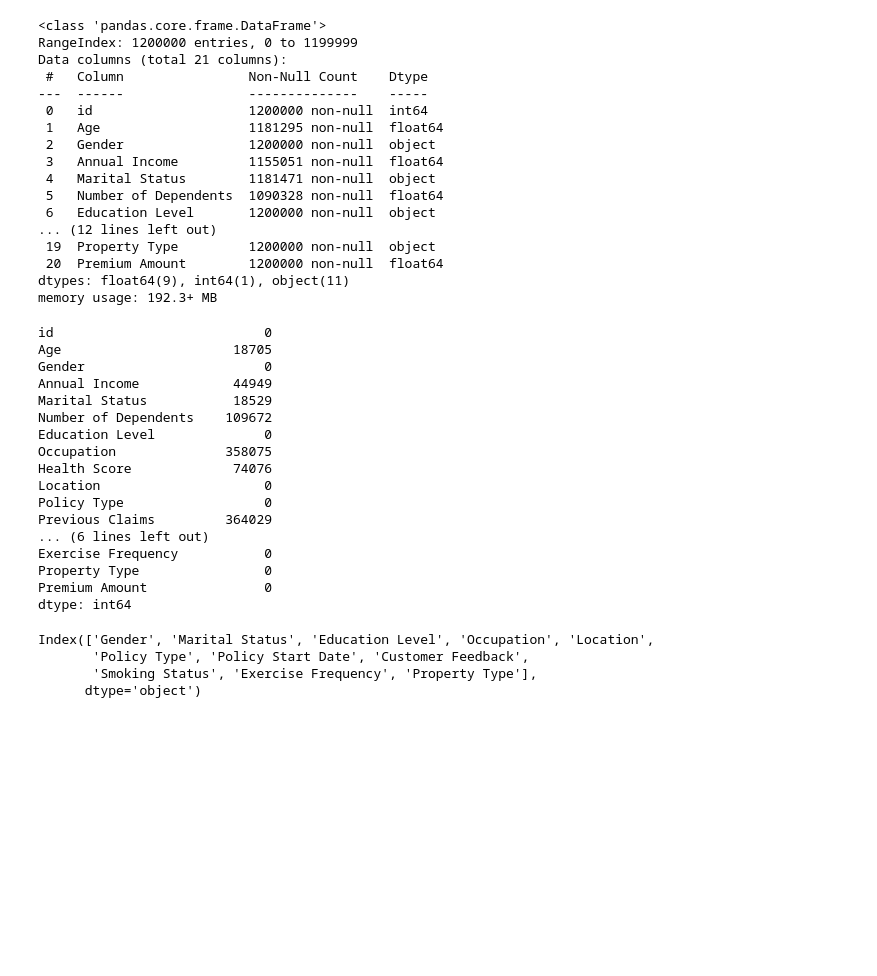
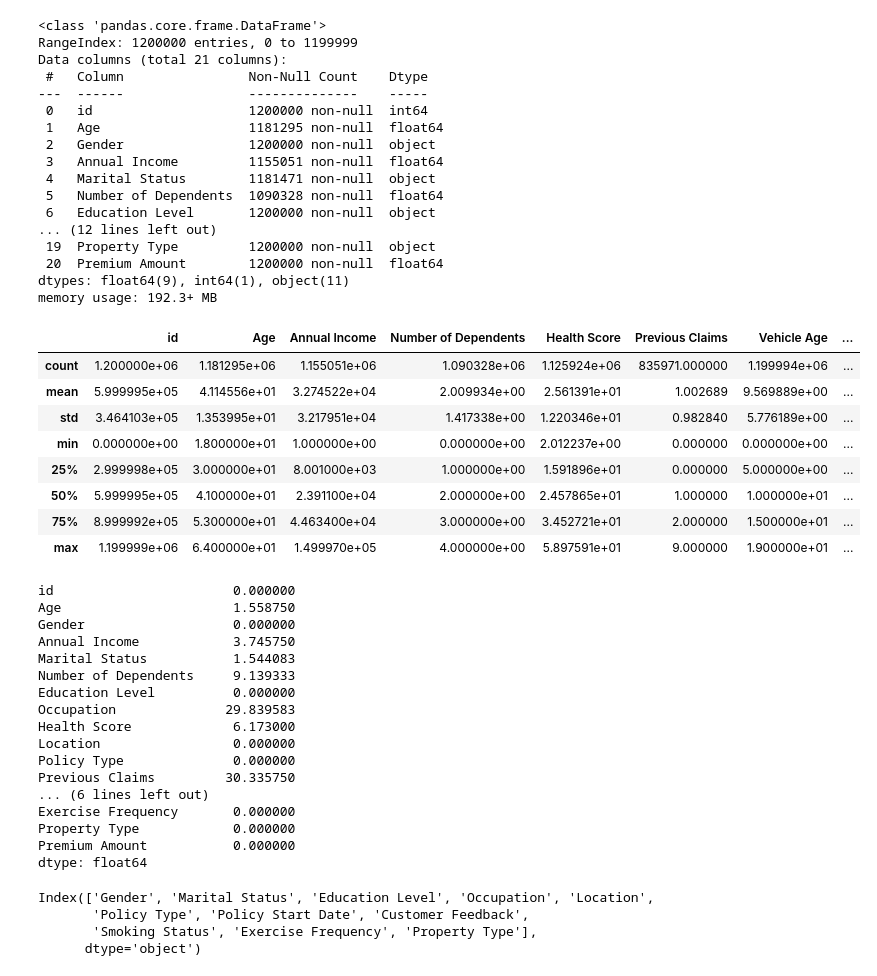
Before and after one commit to anushka3690/Regression-for-Insurance-Premiums, a Jupyter notebook: notebook.ipynb, the cells around one changed output. Saved outputs shown, nothing was run; the diff lists cells and outputs as text; code cells hidden in the pictures; blank space fills up the shorter version.

```diff
--- a/notebook.ipynb
+++ b/notebook.ipynb
@@ -43,26 +43,38 @@ Data columns (total 21 columns):
  20  Premium Amount        1200000 non-null  float64
 dtypes: float64(9), int64(1), object(11)
 memory usage: 192.3+ MB
+# %%
+df.describe()
+# %% [output]
+|  | id | Age | Annual Income | Number of Dependents | Health Score | Previous Claims | Vehicle Age | ... |
+| count | 1.200000e+06 | 1.181295e+06 | 1.155051e+06 | 1.090328e+06 | 1.125924e+06 | 835971.000000 | 1.199994e+06 | ... |
+| mean | 5.999995e+05 | 4.114556e+01 | 3.274522e+04 | 2.009934e+00 | 2.561391e+01 | 1.002689 | 9.569889e+00 | ... |
+| std | 3.464103e+05 | 1.353995e+01 | 3.217951e+04 | 1.417338e+00 | 1.220346e+01 | 0.982840 | 5.776189e+00 | ... |
+| min | 0.000000e+00 | 1.800000e+01 | 1.000000e+00 | 0.000000e+00 | 2.012237e+00 | 0.000000 | 0.000000e+00 | ... |
+| 25% | 2.999998e+05 | 3.000000e+01 | 8.001000e+03 | 1.000000e+00 | 1.591896e+01 | 0.000000 | 5.000000e+00 | ... |
+| 50% | 5.999995e+05 | 4.100000e+01 | 2.391100e+04 | 2.000000e+00 | 2.457865e+01 | 1.000000 | 1.000000e+01 | ... |
+| 75% | 8.999992e+05 | 5.300000e+01 | 4.463400e+04 | 3.000000e+00 | 3.452721e+01 | 2.000000 | 1.500000e+01 | ... |
+| max | 1.199999e+06 | 6.400000e+01 | 1.499970e+05 | 4.000000e+00 | 5.897591e+01 | 9.000000 | 1.900000e+01 | ... |
 # %%
-df.isnull().sum()
+(df.isnull().sum() / len(df)) * 100
 # %% [output]
-id                           0
-Age                      18705
-Gender                       0
-Annual Income            44949
-Marital Status           18529
-Number of Dependents    109672
-Education Level              0
-Occupation              358075
-Health Score             74076
-Location                     0
-Policy Type                  0
-Previous Claims         364029
+id                       0.000000
+Age                      1.558750
+Gender                   0.000000
+Annual Income            3.745750
+Marital Status           1.544083
+Number of Dependents     9.139333
+Education Level          0.000000
+Occupation              29.839583
+Health Score             6.173000
+Location                 0.000000
+Policy Type              0.000000
+Previous Claims         30.335750
 ... (6 lines left out)
-Exercise Frequency           0
-Property Type                0
-Premium Amount               0
-dtype: int64
+Exercise Frequency       0.000000
+Property Type            0.000000
+Premium Amount           0.000000
+dtype: float64
 # %%
 cat_cols = df.select_dtypes(include=['object']).columns
 num_cols = df.select_dtypes(exclude=['object']).columns
```
Also changed, not shown: parts of 24 cells of this notebook.
